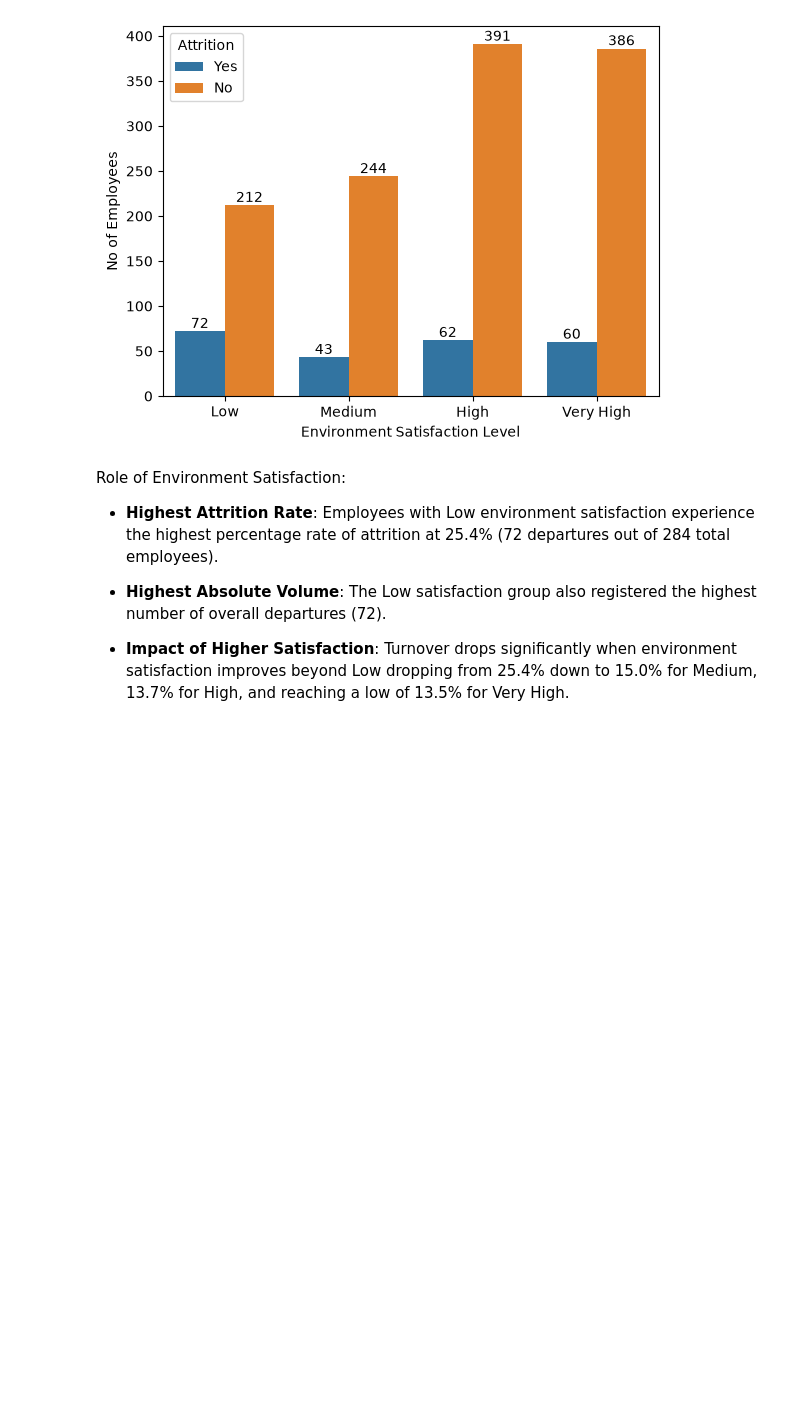
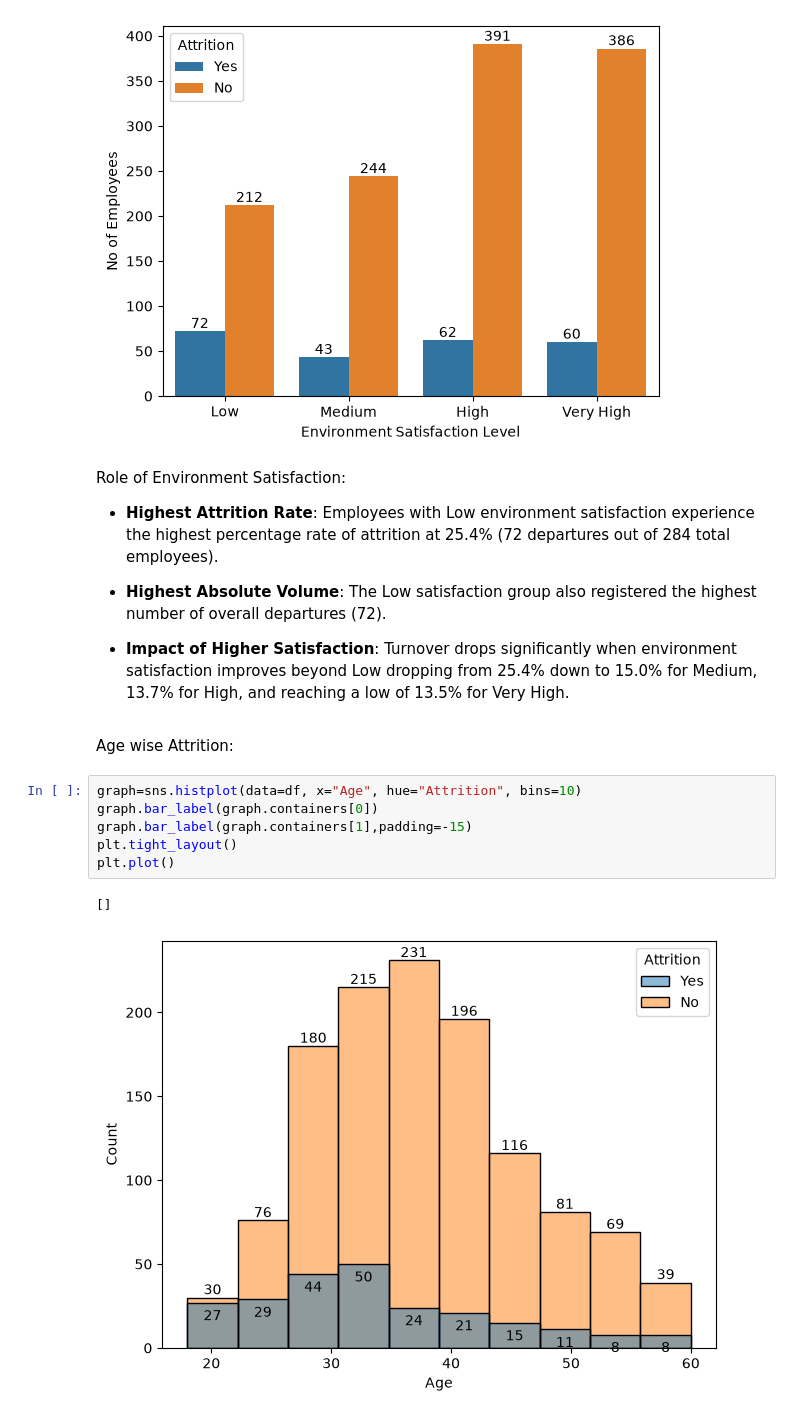
Before and after one commit to praveenkumar231205/ibm-hr-analytics-python, a Jupyter notebook: 01_eda_and_insights.ipynb, the cells around one changed output. Saved outputs shown, nothing was run; the diff lists cells and outputs as text; blank space fills up the shorter version.

Commit message:
Hist plot started

```diff
--- a/01_eda_and_insights.ipynb
+++ b/01_eda_and_insights.ipynb
@@ -431,3 +431,14 @@ Role of Environment Satisfaction:
 * **Highest Absolute Volume**: The Low satisfaction group also registered the highest number of overall departures (72).
 
 * **Impact of Higher Satisfaction**: Turnover drops significantly when environment satisfaction improves beyond Low dropping from 25.4% down to 15.0% for Medium, 13.7% for High, and reaching a low of 13.5% for Very High.
+# %% [markdown]
+Age wise Attrition:
+# %%
+graph=sns.histplot(data=df, x="Age", hue="Attrition", bins=10)
+graph.bar_label(graph.containers[0])
+graph.bar_label(graph.containers[1],padding=-15)
+plt.tight_layout()
+plt.plot()
+# %% [output]
+[]
+[figure, added]
```
Also changed, not shown: parts of 1 cell of this notebook.
